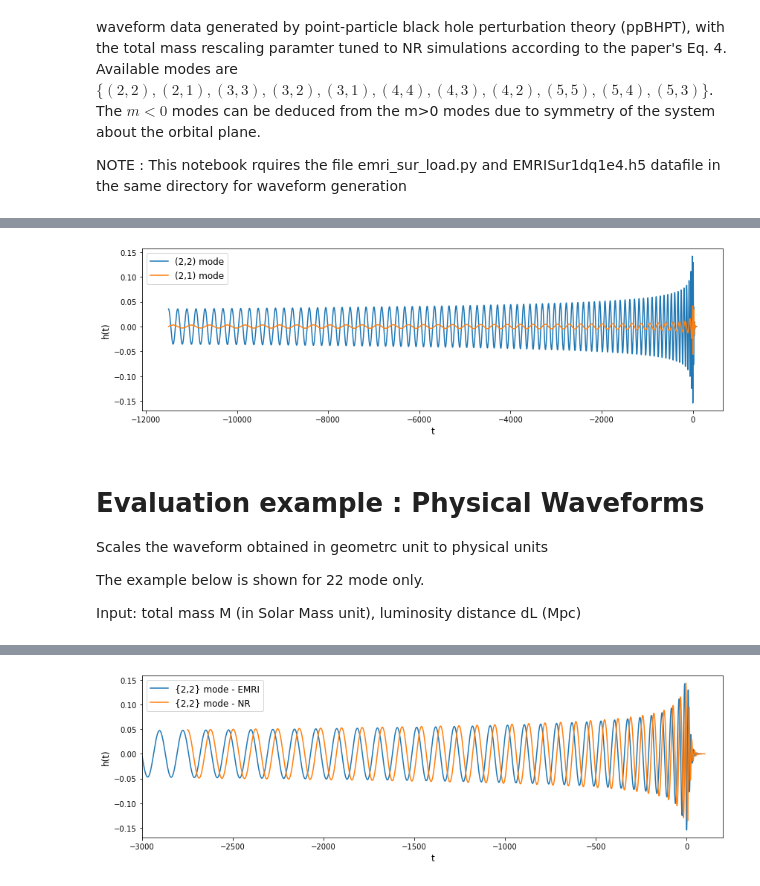
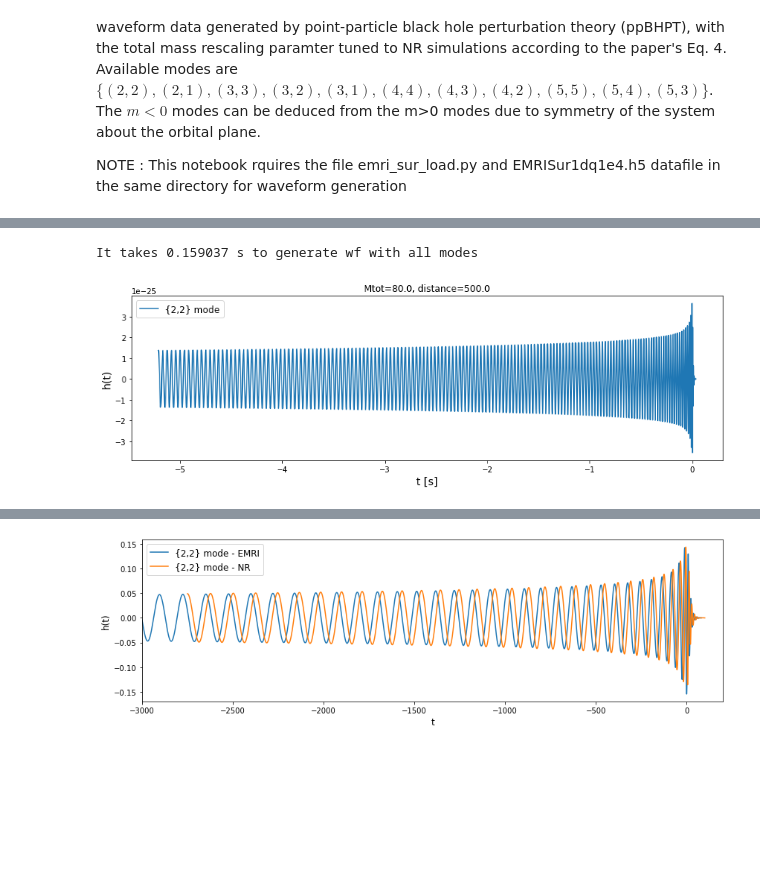
Before and after one commit to BlackHolePerturbationToolkit/EMRISurrogate, a Jupyter notebook: EMRISur1dq1e4.ipynb, the cells around one changed output, grey strips where cells are left out. Drawn from its saved outputs; the diff is of its cells as text; code cells hidden in the pictures; blank space fills up the shorter version.

Commit message:
notebook cleanup / new fucntions in emri_sur_load / many issues fixed

```diff
--- a/EMRISur1dq1e4.ipynb
+++ b/EMRISur1dq1e4.ipynb
@@ -45,22 +120,26 @@ plt.show()
+# %%
+q = 100.0 # mass ratio
+M_tot=80.0 #total mass in solar unit
+dist_mpc=500.0 # distance of the binary in Mpc
+
+t1 = time.time()
+# one needs to provide both M_tot and dist_mpc to obtain physical waveforms
+# using only one argument will lead to ValueError
+tsur_phy, hsur_phy = emriSur.generate_surrogate(q, M_tot=M_tot, dist_mpc=dist_mpc) #h_out is a dictionary with modes as key; defaults to all available modes
+t2 = time.time()
+print('It takes %.6f s to generate wf with all modes'%(t2-t1))
+# %% [output]
+It takes 0.159037 s to generate wf with all modes
 # %%
-h_22=h_out[(2,2)]
-h_21=h_out[(2,1)]
+h_22 = hsur_phy[(2,2)]
 
 plt.figure(figsize=(14,4))
-plt.plot(time,np.real(h_22),label='(2,2) mode')
-plt.plot(time,np.real(h_21),label='(2,1) mode')
-plt.xlabel('t',fontsize=12)
-plt.ylabel('h(t)',fontsize=12)
+plt.title('Mtot=%.1f, distance=%.1f'%(M_tot,dist_mpc))
+plt.plot(tsur_phy, np.real(h_22),label='{2,2} mode')
+plt.xlabel('t [s]', fontsize=14)
+plt.ylabel('h(t)', fontsize=14)
 plt.legend(fontsize=12)
-#plt.savefig('emri_sur_q_%f.png'%q)
+#plt.savefig('emri_sur_q_%f_physical.png'%q)
 plt.show()
 # %% [output]
-[figure, old version]
+[figure, new version]
-# %% [markdown]
-# Evaluation example : Physical Waveforms
-
-Scales the waveform obtained in geometrc unit to physical units
-
-The example below is shown for 22 mode only.
-
-Input: total mass M (in Solar Mass unit), luminosity distance dL (Mpc)
```
Also changed, not shown: parts of 25 cells of this notebook, 1 other file.
